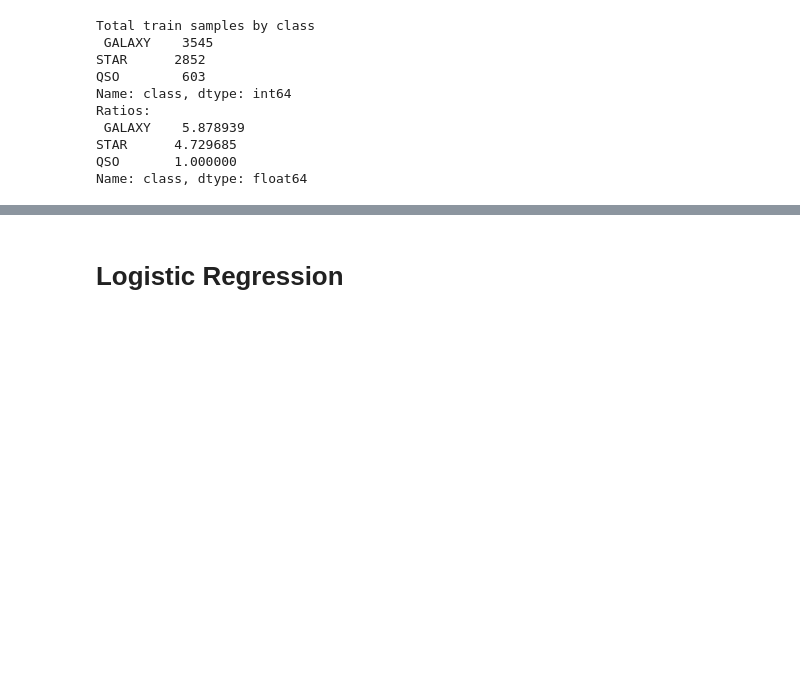
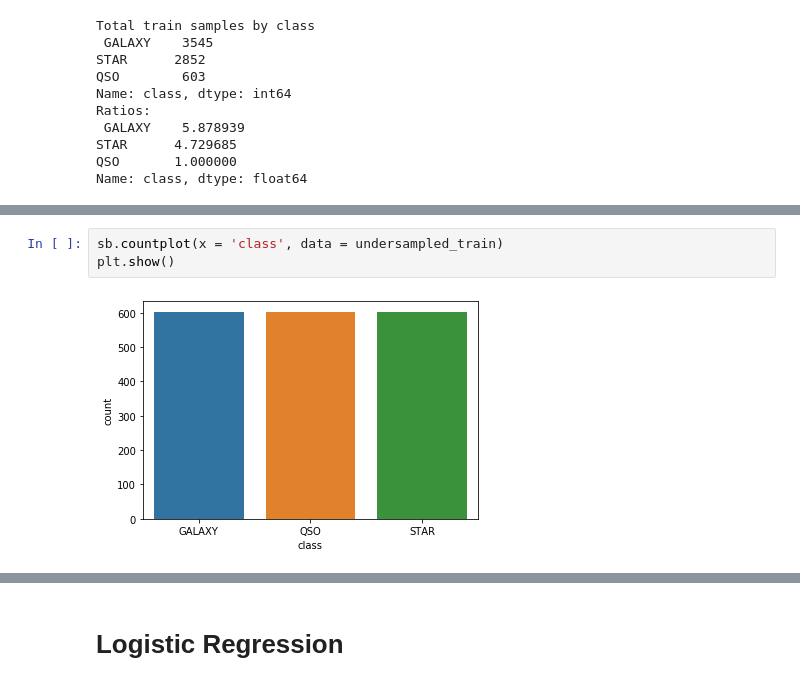
Before and after one commit to eduvera/INFO257_IA, a Jupyter notebook: practica1/Tarea practica.ipynb, the cells around one changed output, grey strips where cells are left out. Cells and saved outputs as stored; diff of their text form; blank space fills up the shorter version.

```diff
--- a/practica1/Tarea practica.ipynb
+++ b/practica1/Tarea practica.ipynb
@@ -116 +120,6 @@ oversampled_train.groupby('class').count()
+# %%
+sb.countplot(x = 'class', data = undersampled_train)
+plt.show()
+# %% [output]
+[figure, added]
 # %%
```
Also changed, not shown: parts of 19 cells of this notebook.
